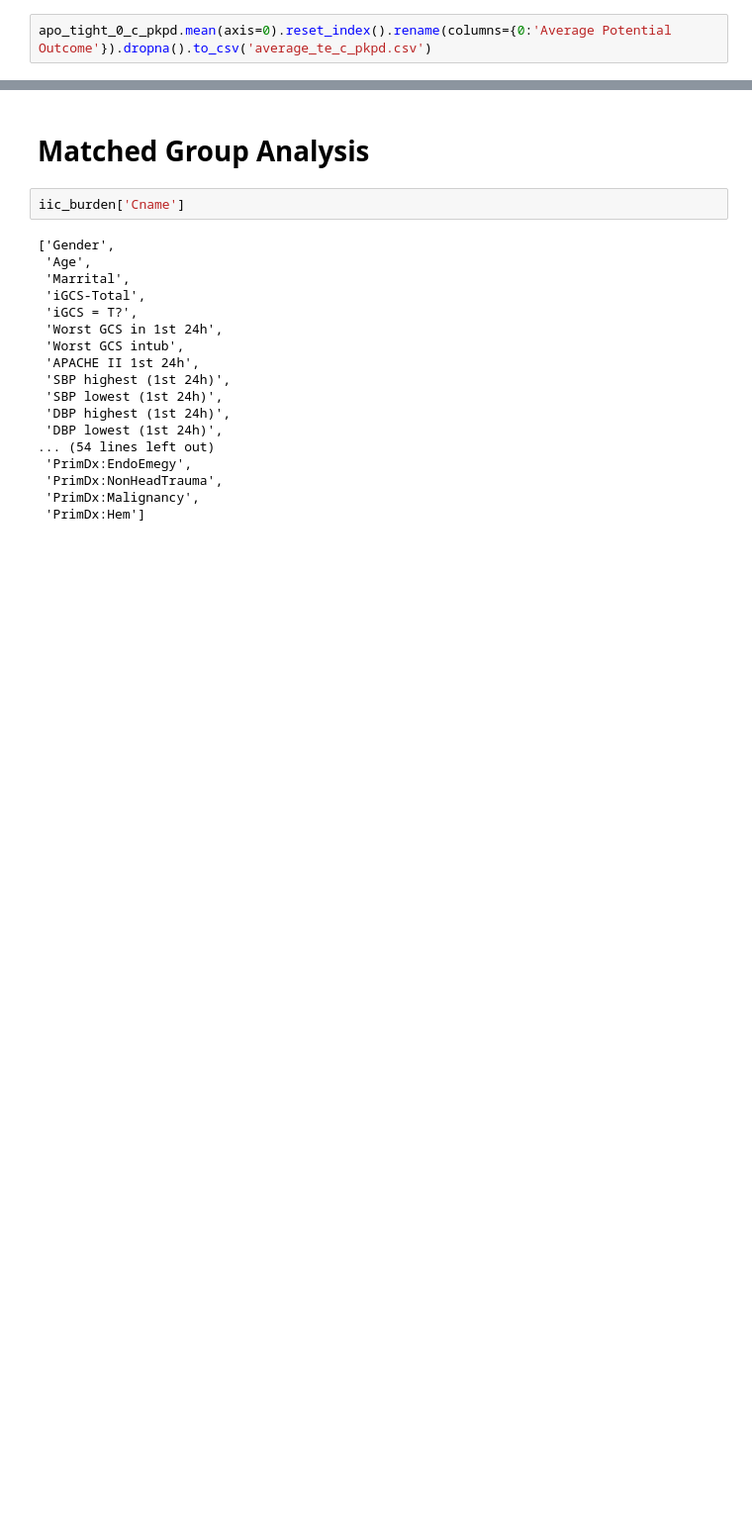
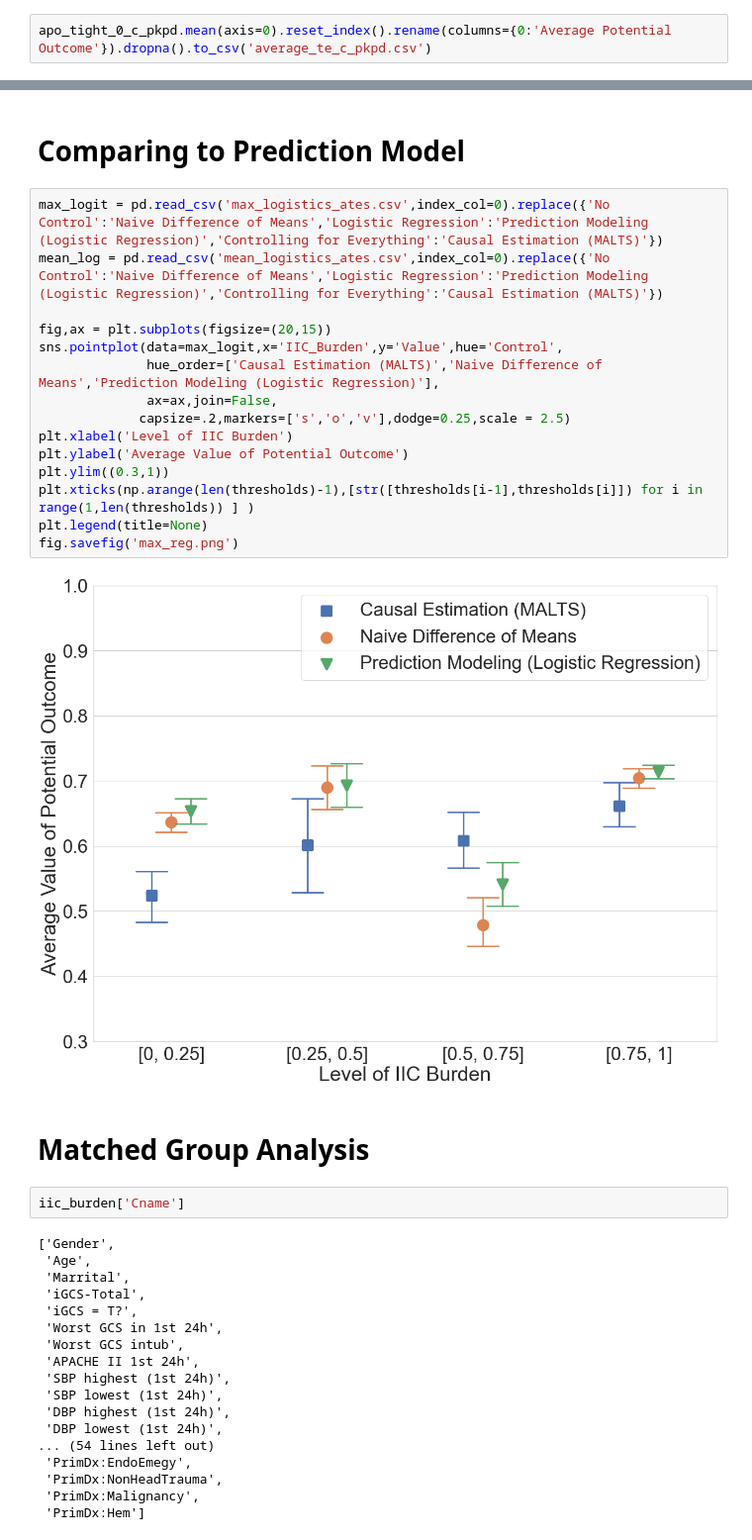
Before and after one commit to Hockey86/iic_causal_inference, a Jupyter notebook: aim2/short_term_drug_effect.ipynb, the cells around one changed output, grey strips where cells are left out. Shown at 99% size. Cells and saved outputs as stored; diff of their text form; blank space fills up the shorter version.

```diff
--- a/aim2/short_term_drug_effect.ipynb
+++ b/aim2/short_term_drug_effect.ipynb
@@ -370,3 +414,22 @@ fig.savefig('new_max.png')
+# %% [markdown]
+# Comparing to Prediction Model
+# %%
+max_logit = pd.read_csv('max_logistics_ates.csv',index_col=0).replace({'No Control':'Naive Difference of Means','Logistic Regression':'Prediction Modeling (Logistic Regression)','Controlling for Everything':'Causal Estimation (MALTS)'})
+mean_log = pd.read_csv('mean_logistics_ates.csv',index_col=0).replace({'No Control':'Naive Difference of Means','Logistic Regression':'Prediction Modeling (Logistic Regression)','Controlling for Everything':'Causal Estimation (MALTS)'})
+
+fig,ax = plt.subplots(figsize=(20,15))
+sns.pointplot(data=max_logit,x='IIC_Burden',y='Value',hue='Control',
+              hue_order=['Causal Estimation (MALTS)','Naive Difference of Means','Prediction Modeling (Logistic Regression)'],
+              ax=ax,join=False,
+             capsize=.2,markers=['s','o','v'],dodge=0.25,scale = 2.5)
+plt.xlabel('Level of IIC Burden')
+plt.ylabel('Average Value of Potential Outcome')
+plt.ylim((0.3,1))
+plt.xticks(np.arange(len(thresholds)-1),[str([thresholds[i-1],thresholds[i]]) for i in range(1,len(thresholds)) ] )
+plt.legend(title=None)
+fig.savefig('max_reg.png')
+# %% [output]
+[figure, added]
 # %% [markdown]
 # Matched Group Analysis
 # %%
```
Also changed, not shown: parts of 7 cells of this notebook, 27 other files.
